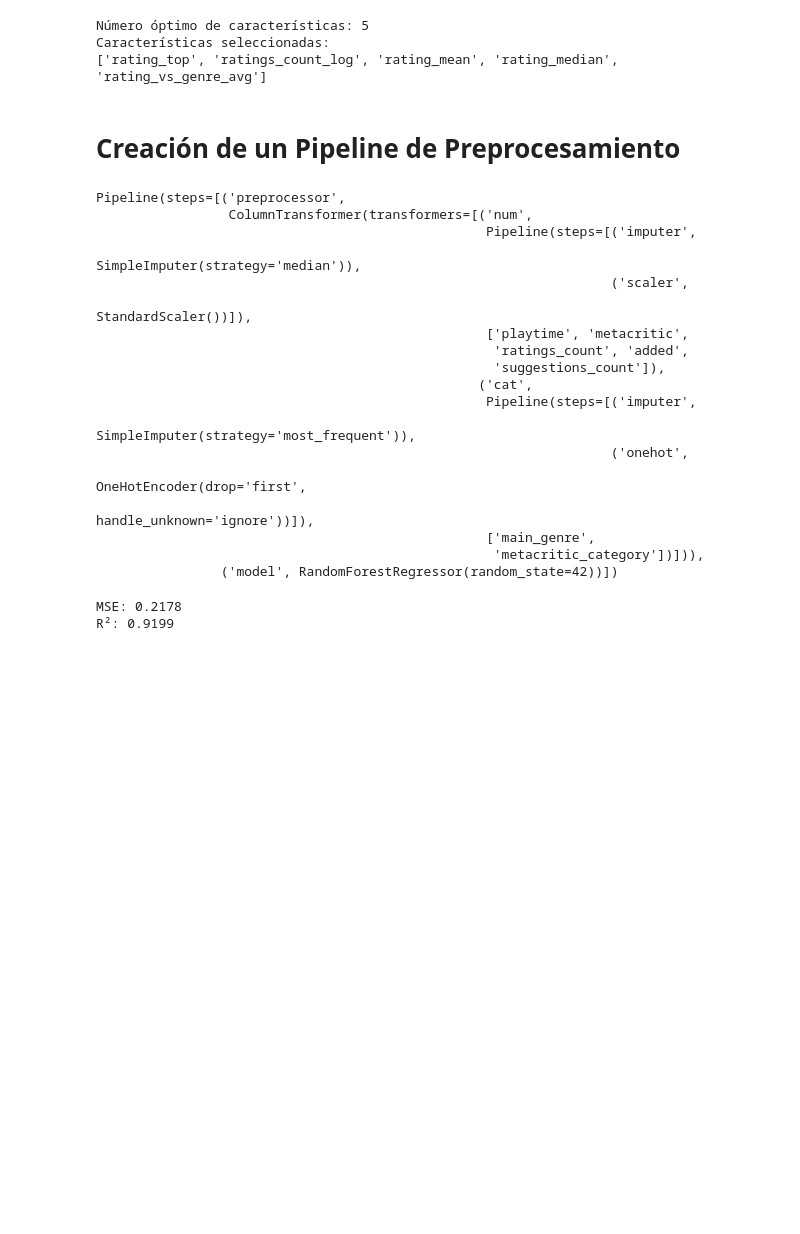
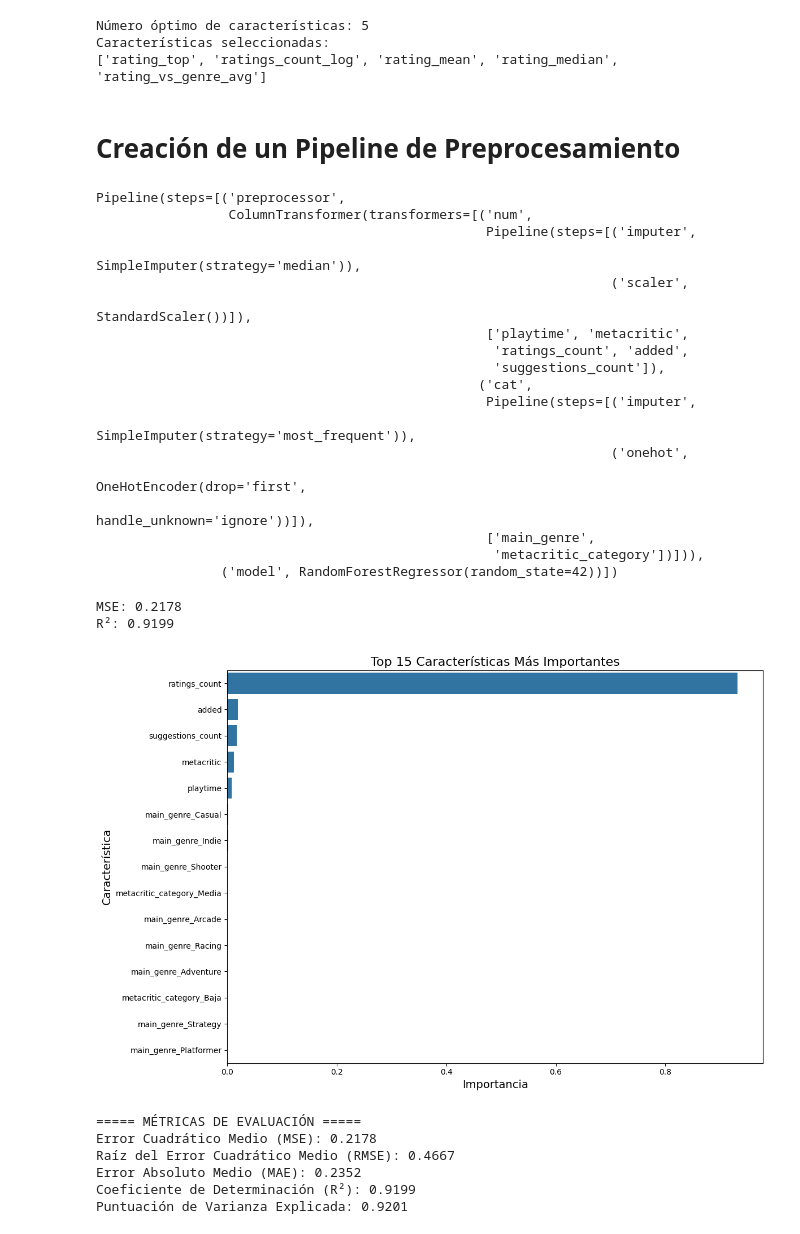
Before and after one commit to andreszaragoza/ML, a Jupyter notebook: notebooks/Procesadomejor.ipynb, the cells around one changed output. Saved outputs shown, nothing was run; the diff lists cells and outputs as text; code cells hidden in the pictures; blank space fills up the shorter version.

```diff
--- a/notebooks/Procesadomejor.ipynb
+++ b/notebooks/Procesadomejor.ipynb
@@ -480,3 +481,71 @@ print(f"R²: {r2:.4f}")
 # %% [output]
 MSE: 0.2178
 R²: 0.9199
+# %%
+rf_model = full_pipeline.named_steps['model']
+
+# Obtener nombres de características después del preprocesamiento
+preprocessor = full_pipeline.named_steps['preprocessor']
+cat_features = preprocessor.transformers_[1][2]  # Características categóricas
+num_features = preprocessor.transformers_[0][2]  # Características numéricas
+# %%
+cat_encoder = preprocessor.transformers_[1][1].named_steps['onehot']
+try:
+    # Intentar obtener categorías si están disponibles
+    cat_cols = []
+    for i, feature in enumerate(cat_features):
+        categories = cat_encoder.categories_[i]
+        # Excluir la primera categoría (drop='first')
+        for category in categories[1:]:
+            cat_cols.append(f"{feature}_{category}")
+except:
+    # Si no podemos obtener las categorías exactas
+    cat_cols = [f"cat_feature_{i}" for i in range(rf_model.n_features_in_ - len(num_features))]
+# %%
+feature_names = list(num_features) + cat_cols
+
+# Obtener importancia de características
+importances = rf_model.feature_importances_
+
+# Crear DataFrame para visualización
+feature_importance_df = pd.DataFrame({
+    'Feature': feature_names,
+    'Importance': importances
+})
+# %%
+# Ordenar por importancia
+feature_importance_df = feature_importance_df.sort_values('Importance', ascending=False)
+# %%
+# Visualizar importancia de características
+plt.figure(figsize=(12, 8))
+sns.barplot(x='Importance', y='Feature', data=feature_importance_df.head(15))
+plt.title('Top 15 Características Más Importantes', fontsize=16)
+plt.xlabel('Importancia', fontsize=14)
+plt.ylabel('Característica', fontsize=14)
+plt.tight_layout()
+plt.show()
+# %% [output]
+[figure, added]
+# %%
+# Calculamos diferentes métricas para evaluar el rendimiento del modelo desde distintas perspectivas
+
+y_pred = full_pipeline.predict(X_test)
+mse = mean_squared_error(y_test, y_pred)
+rmse = math.sqrt(mse)
+mae = mean_absolute_error(y_test, y_pred)
+r2 = r2_score(y_test, y_pred)
+evs = explained_variance_score(y_test, y_pred)
+
+print("\n===== MÉTRICAS DE EVALUACIÓN =====")
+print(f"Error Cuadrático Medio (MSE): {mse:.4f}")
+print(f"Raíz del Error Cuadrático Medio (RMSE): {rmse:.4f}")
+print(f"Error Absoluto Medio (MAE): {mae:.4f}")
+print(f"Coeficiente de Determinación (R²): {r2:.4f}")
+print(f"Puntuación de Varianza Explicada: {evs:.4f}")
+# %% [output]
+===== MÉTRICAS DE EVALUACIÓN =====
+Error Cuadrático Medio (MSE): 0.2178
+Raíz del Error Cuadrático Medio (RMSE): 0.4667
+Error Absoluto Medio (MAE): 0.2352
+Coeficiente de Determinación (R²): 0.9199
+Puntuación de Varianza Explicada: 0.9201
```
Also changed, not shown: parts of 12 cells of this notebook, 11 other files.
